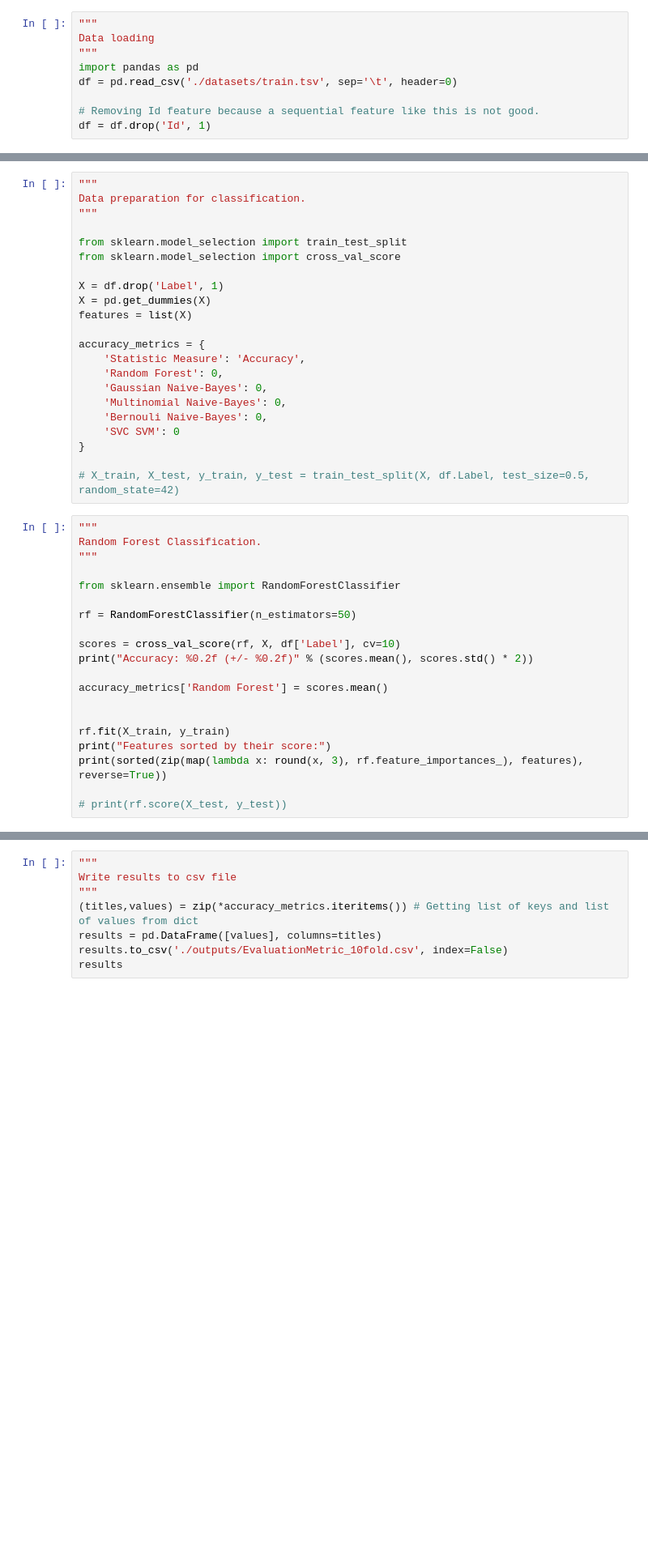
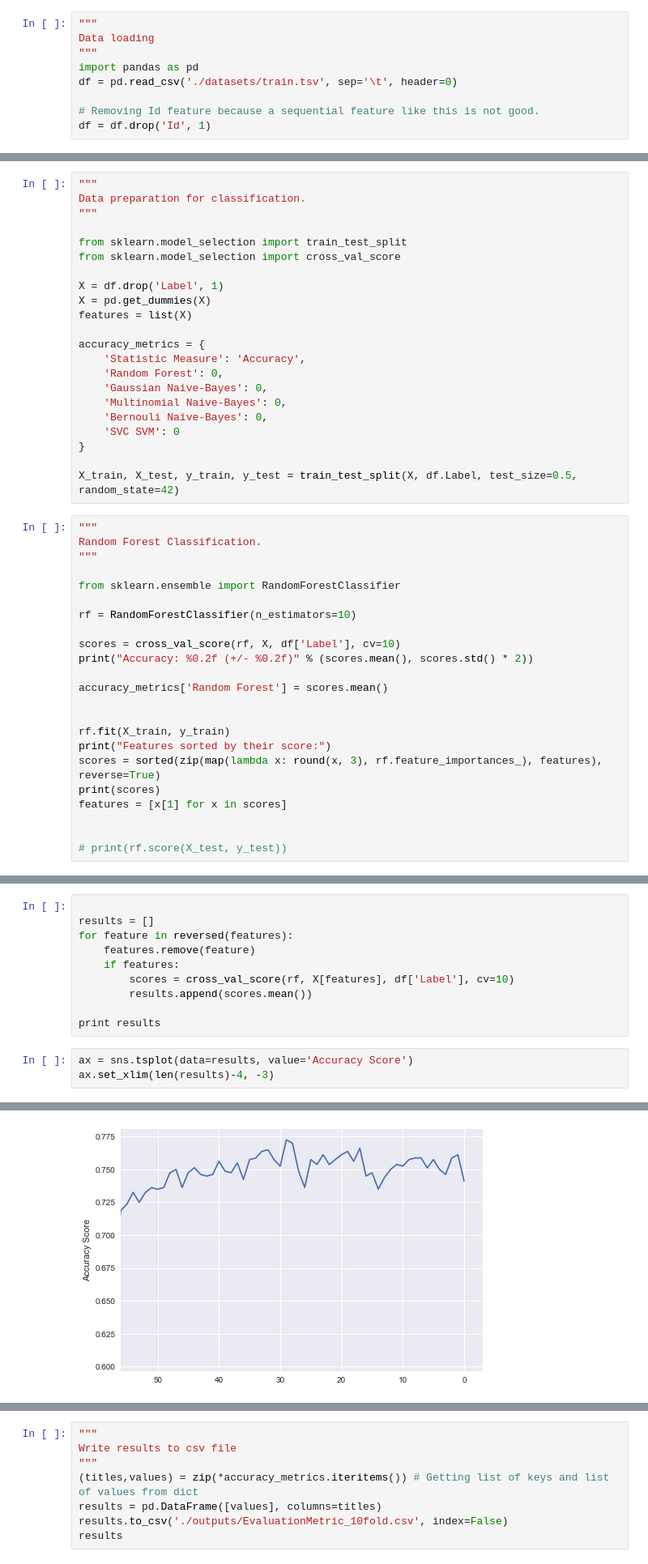
Before and after one commit to Panos512/ted-second-assignment, a Jupyter notebook: Untitled.ipynb, the cells around one changed output, grey strips where cells are left out. Shown at 81% size. Saved outputs shown, nothing was run; the diff lists cells and outputs as text; blank space fills up the shorter version.

```diff
--- a/Untitled.ipynb
+++ b/Untitled.ipynb
@@ -47,7 +61,7 @@ accuracy_metrics = {
     'SVC SVM': 0
 }
 
-# X_train, X_test, y_train, y_test = train_test_split(X, df.Label, test_size=0.5, random_state=42)
+X_train, X_test, y_train, y_test = train_test_split(X, df.Label, test_size=0.5, random_state=42)
 # %%
 """
 Random Forest Classification.
@@ -55,7 +69,7 @@ Random Forest Classification.
 
 from sklearn.ensemble import RandomForestClassifier
 
-rf = RandomForestClassifier(n_estimators=50)
+rf = RandomForestClassifier(n_estimators=10)
 
 scores = cross_val_score(rf, X, df['Label'], cv=10)
 print("Accuracy: %0.2f (+/- %0.2f)" % (scores.mean(), scores.std() * 2))
@@ -65,7 +79,10 @@ accuracy_metrics['Random Forest'] = scores.mean()
 
 rf.fit(X_train, y_train)
 print("Features sorted by their score:")
-print(sorted(zip(map(lambda x: round(x, 3), rf.feature_importances_), features), reverse=True))
+scores = sorted(zip(map(lambda x: round(x, 3), rf.feature_importances_), features), reverse=True)
+print(scores)
+features = [x[1] for x in scores]
+
 
 # print(rf.score(X_test, y_test))
 # %% [output]
@@ -74,0 +92,14 @@ Features sorted by their score:
+# %%
+
+results = []
+for feature in reversed(features):
+    features.remove(feature)
+    if features:
+        scores = cross_val_score(rf, X[features], df['Label'], cv=10)
+        results.append(scores.mean())
+
+print results
+# %%
+ax = sns.tsplot(data=results, value='Accuracy Score')
+ax.set_xlim(len(results)-4, -3)
+# %% [output]
@@ -75,3 +107,4 @@ Features sorted by their score:
+[figure, added]
 # %%
 """
 Gaussian Naive-Bayes Classification.
```
Also changed, not shown: parts of 3 cells of this notebook.
